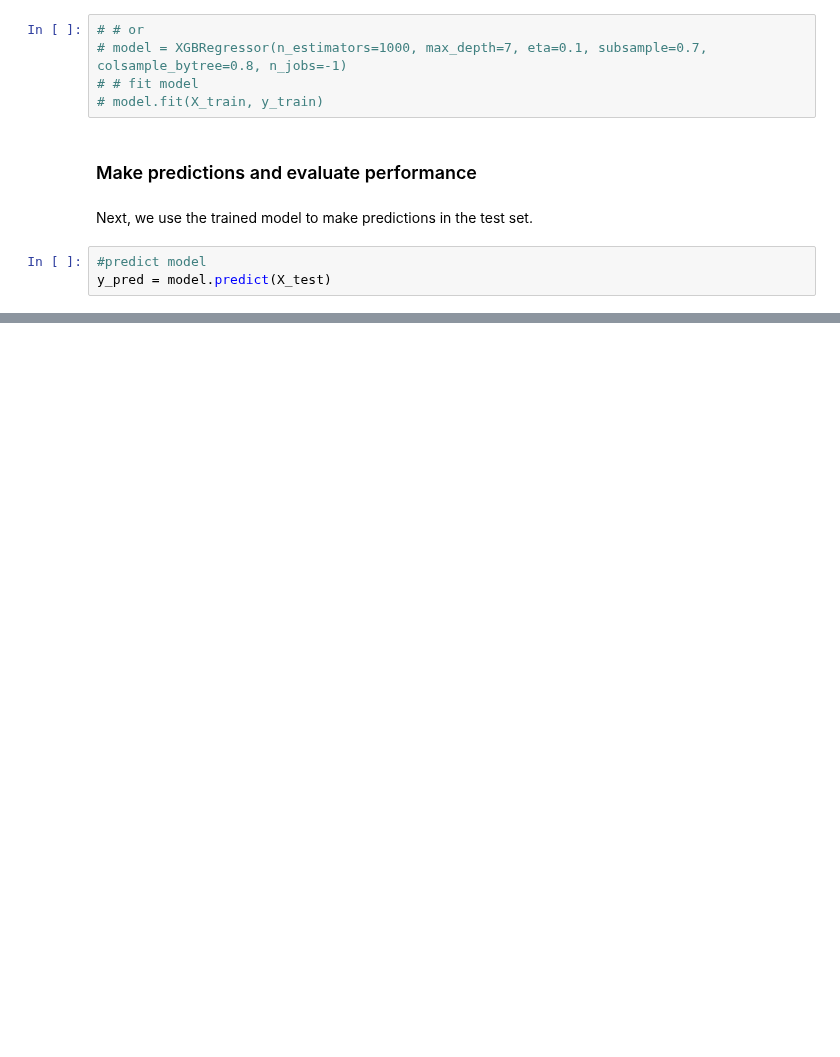
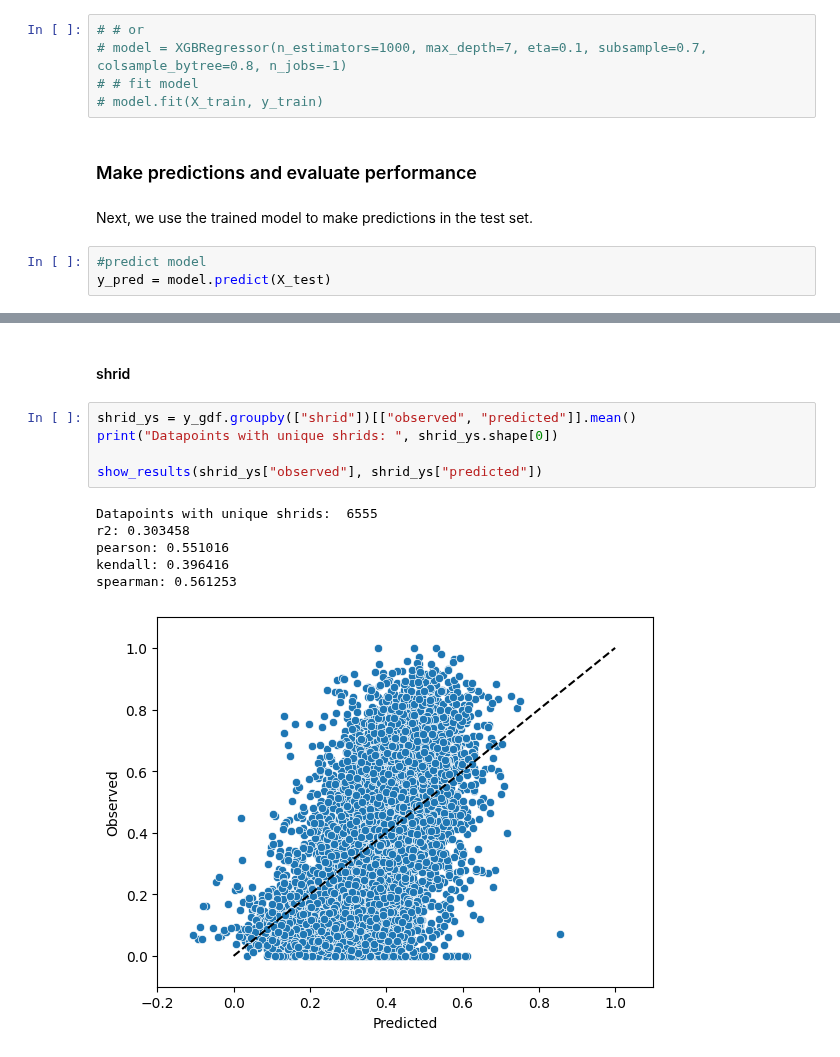
Before and after one commit to IDinsight/mosaiks, a Jupyter notebook: notebooks/POC.ipynb, the cells around one changed output, grey strips where cells are left out. Drawn from its saved outputs; the diff is of its cells as text; blank space fills up the shorter version.

```diff
--- a/notebooks/POC.ipynb
+++ b/notebooks/POC.ipynb
@@ -264,0 +277,14 @@ plt.tight_layout()
+# %% [markdown]
+#### shrid
+# %%
+shrid_ys = y_gdf.groupby(["shrid"])[["observed", "predicted"]].mean()
+print("Datapoints with unique shrids: ", shrid_ys.shape[0])
+
+show_results(shrid_ys["observed"], shrid_ys["predicted"])
+# %% [output]
+Datapoints with unique shrids:  6555
+r2: 0.303458
+pearson: 0.551016
+kendall: 0.396416
+spearman: 0.561253
+[figure, added]
```
Also changed, not shown: parts of 67 cells of this notebook, 1 other file.
